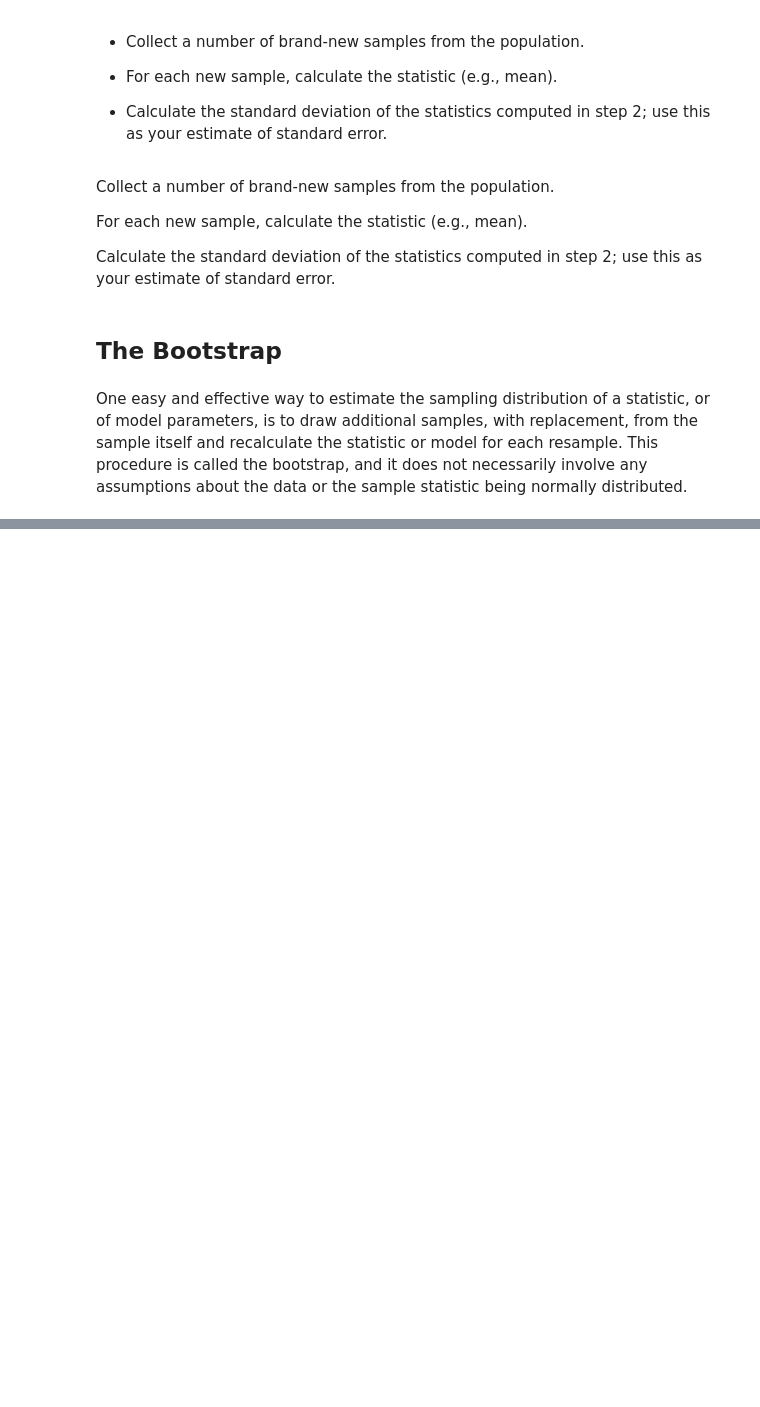
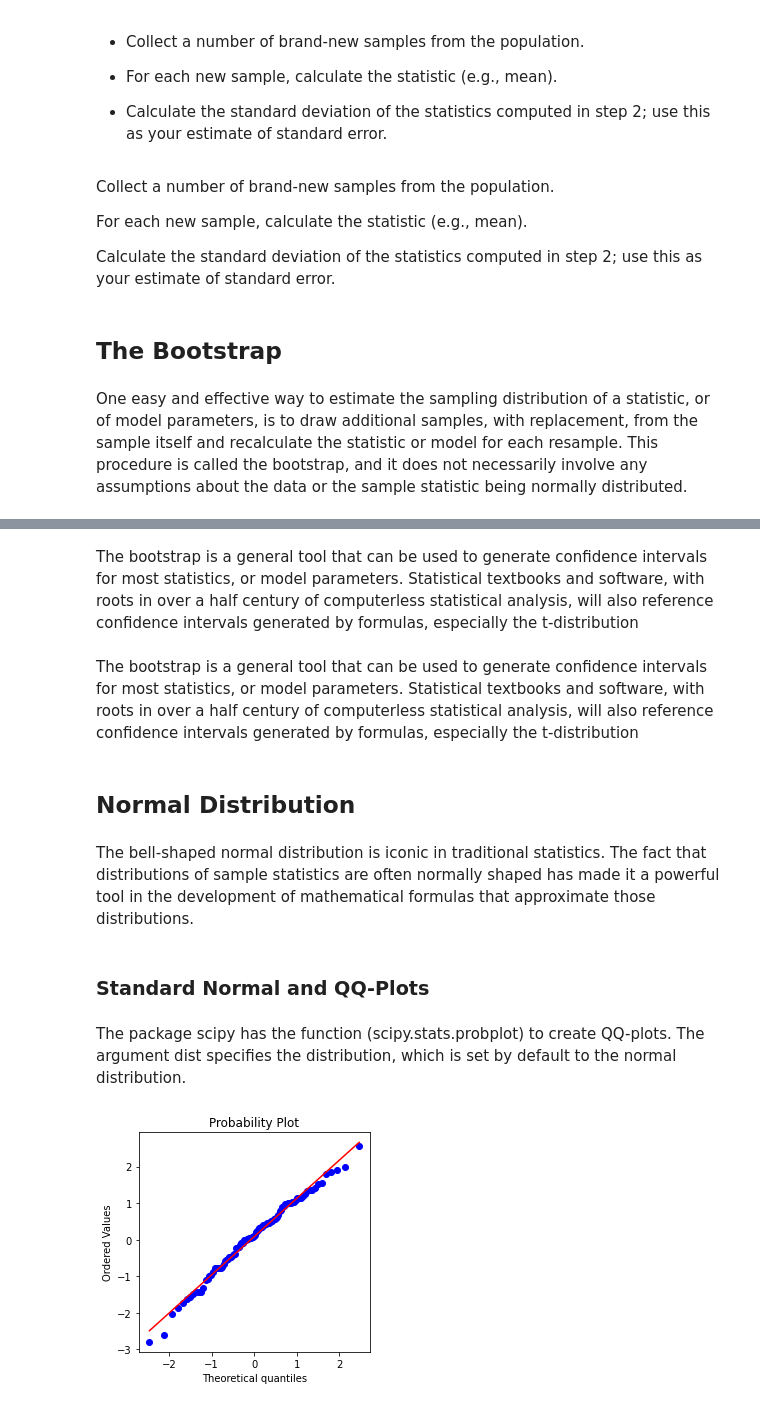
Before and after one commit to adharangaonkar/Approaching-Almost-Any-Machine-Learning-Problem, a Jupyter notebook: Practial-Statistics-for-Data-Scientists/Chapter 2. Data and Sampling Distributions.ipynb, the cells around one changed output, grey strips where cells are left out. Drawn from its saved outputs; the diff is of its cells as text; code cells hidden in the pictures; blank space fills up the shorter version.

Commit message:
Distributions

```diff
--- a/Practial-Statistics-for-Data-Scientists/Chapter 2. Data and Sampling Distributions.ipynb
+++ b/Practial-Statistics-for-Data-Scientists/Chapter 2. Data and Sampling Distributions.ipynb
@@ -169,0 +306,22 @@ One easy and effective way to estimate the sampling distribution of a statistic,
+# %% [markdown]
+The bootstrap is a general tool that can be used to generate confidence intervals for most statistics, or model parameters. Statistical textbooks and software, with roots in over a half century of computerless statistical analysis, will also reference confidence intervals generated by formulas, especially the t-distribution
+# %% [markdown]
+The bootstrap is a general tool that can be used to generate confidence intervals for most statistics, or model parameters. Statistical textbooks and software, with roots in over a half century of computerless statistical analysis, will also reference confidence intervals generated by formulas, especially the t-distribution
+# %% [markdown]
+## Normal Distribution
+# %% [markdown]
+The bell-shaped normal distribution is iconic in traditional statistics. The fact that distributions of sample statistics are often normally shaped has made it a powerful tool in the development of mathematical formulas that approximate those distributions.
+# %% [markdown]
+### Standard Normal and QQ-Plots
+# %% [markdown]
+The package scipy has the function (scipy.stats.probplot) to create QQ-plots. The argument dist specifies the distribution, which is set by default to the normal distribution.
+# %%
+fig, ax = plt.subplots(figsize=(4, 4))
+
+norm_sample = stats.norm.rvs(size=100)
+stats.probplot(norm_sample, plot=ax)
+
+plt.tight_layout()
+plt.show()
+# %% [output]
+[figure, added]
```
Also changed, not shown: parts of 25 cells of this notebook.
